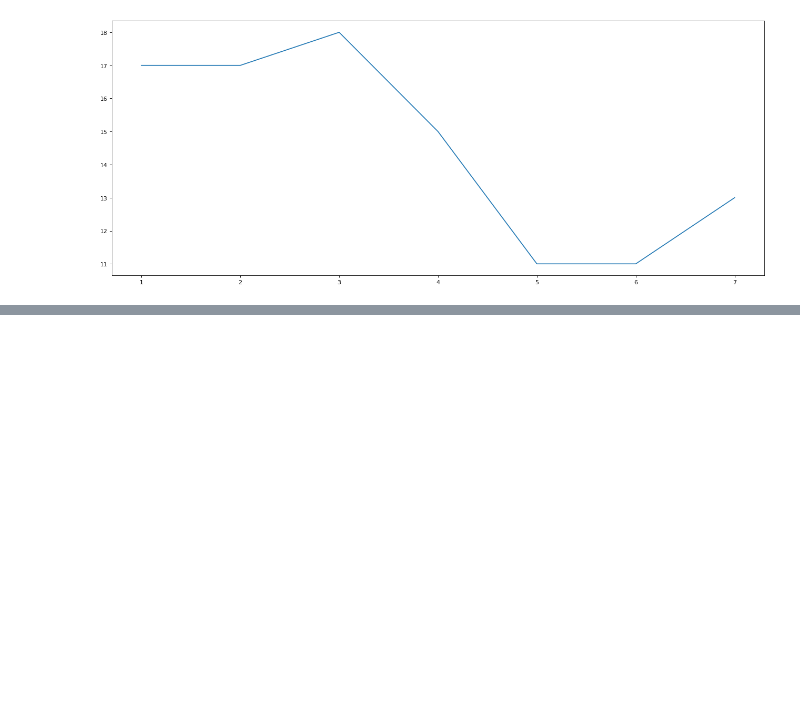
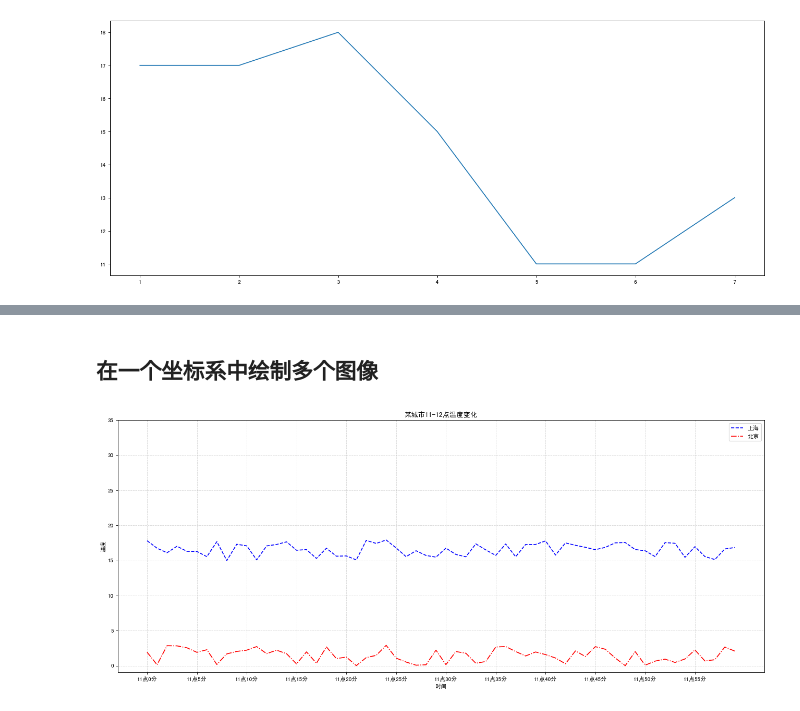
Before and after one commit to NekoSilverFox/Data-Mining, a Jupyter notebook: 001 - Matplotlib - 简单使用/matpoltlib_demo.ipynb, the cells around one changed output, grey strips where cells are left out. Saved outputs shown, nothing was run; the diff lists cells and outputs as text; code cells hidden in the pictures; blank space fills up the shorter version.

```diff
--- a/001 - Matplotlib - 简单使用/matpoltlib_demo.ipynb
+++ b/001 - Matplotlib - 简单使用/matpoltlib_demo.ipynb
@@ -20,0 +55,47 @@ plt.show()
+# %% [markdown]
+## 在一个坐标系中绘制多个图像
+# %%
+# 需求:画出某城市11点到12点1小时内每分钟的温度变化折线图，温度范围在15度~18度
+from matplotlib import pyplot as plt
+import random
+
+# 1. ------------------ 获取数据 ------------------
+x = range(60)  # 创建一个整数列表
+y_shanghai = [random.uniform(15, 18) for i in x]
+y_beijing = [random.uniform(0, 3) for i in x]
+
+
+# 2. ------------------ 创建画布 ------------------
+plt.figure(figsize=(20, 8), dpi=80)
+
+
+# 3. ------------------ 绘制图像 ------------------
+plt.plot(x, y_shanghai, color='b', linestyle='--', label='上海')
+plt.plot(x, y_beijing, color='r', linestyle='-.', label='北京')
+
+# 【显示图例】使上面的 label='上海' 显示出来：
+# 因为上面是在图像层绘制的，而 label 需要在**辅助显示层**显示
+plt.legend()
+
+# 准备 x 的刻度说明
+x_label = ['11点{}分'.format(i) for i in x]
+
+# 修改 x、y 刻度
+plt.xticks(x[::5], x_label[::5])  # 每隔 5 是一个单位
+plt.yticks(range(0, 40, 5))  # 0 到 40，每隔 5 是一个单位
+
+
+#  ------------------ 添加描述信息 ------------------
+plt.title('某城市11-12点温度变化')
+plt.xlabel('时间')
+plt.ylabel('温度')
+
+
+#  ------------------ 添加网格显示 ------------------
+plt.grid(True, linestyle='--', alpha=0.5)
+
+
+# 4.  ------------------ 显示图像 ------------------
+plt.show()
+# %% [output]
+[figure, added]
```
Also changed, not shown: parts of 6 cells of this notebook, 3 other files.
